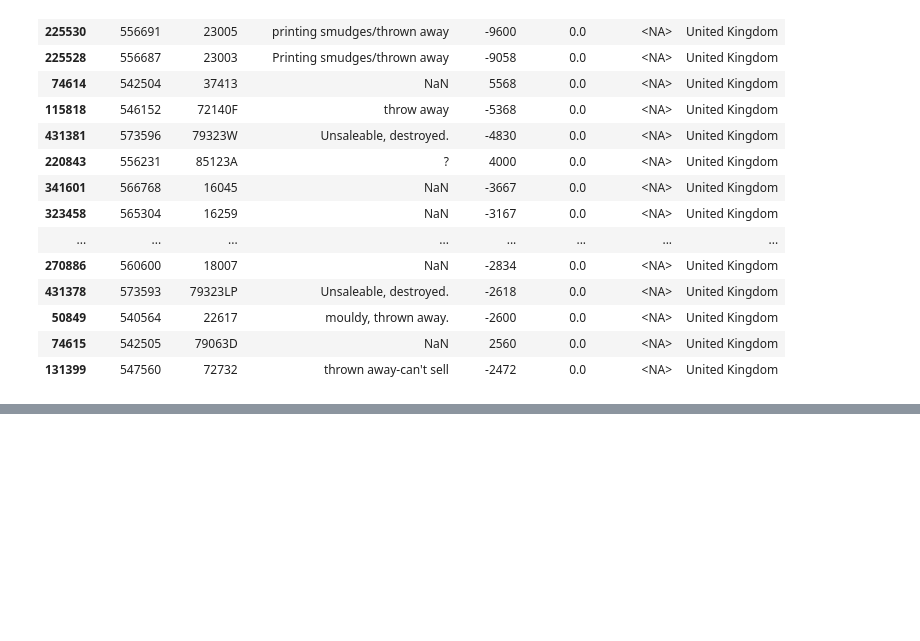
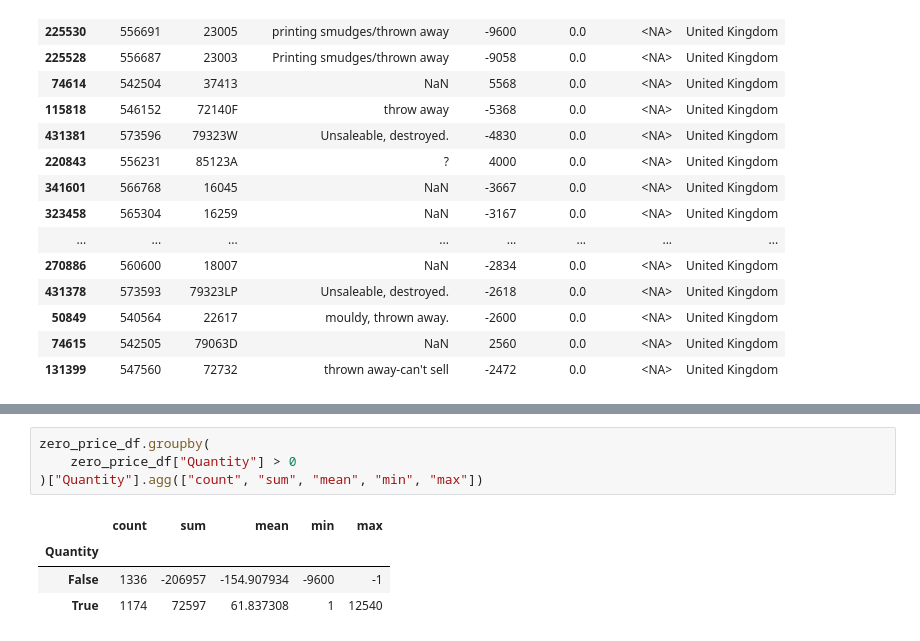
Before and after one commit to sthasarita/Pandas, a Jupyter notebook: Online_Retail_Pandas_Project.ipynb, the cells around one changed output, grey strips where cells are left out. Drawn from its saved outputs; the diff is of its cells as text; blank space fills up the shorter version.

```diff
--- a/Online_Retail_Pandas_Project.ipynb
+++ b/Online_Retail_Pandas_Project.ipynb
@@ -947,0 +958,9 @@ zero_price_df.loc[
+# %%
+zero_price_df.groupby(
+    zero_price_df["Quantity"] > 0
+)["Quantity"].agg(["count", "sum", "mean", "min", "max"])
+# %% [output]
+|  | count | sum | mean | min | max |
+| Quantity |  |  |  |  |  |
+| False | 1336 | -206957 | -154.907934 | -9600 | -1 |
+| True | 1174 | 72597 | 61.837308 | 1 | 12540 |
```
Also changed, not shown: parts of 3 cells of this notebook.
